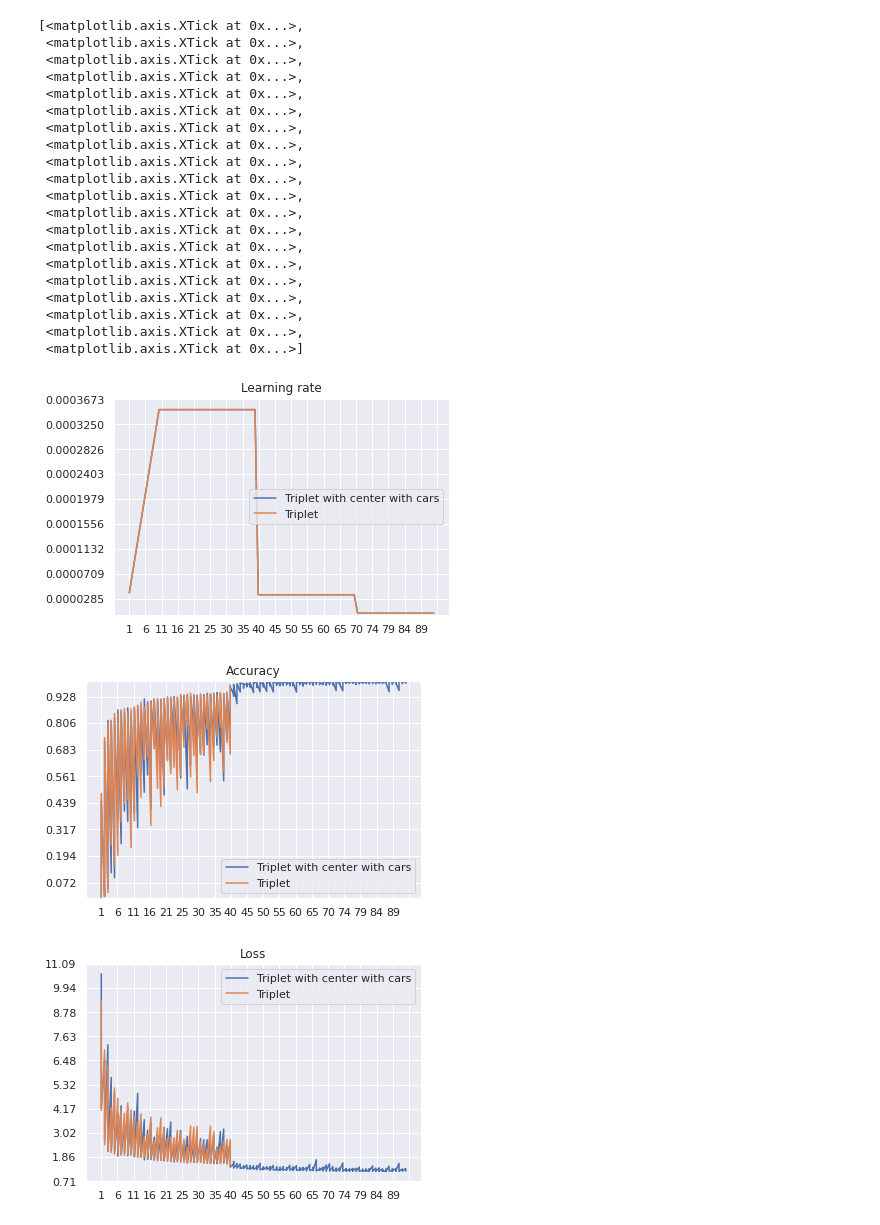
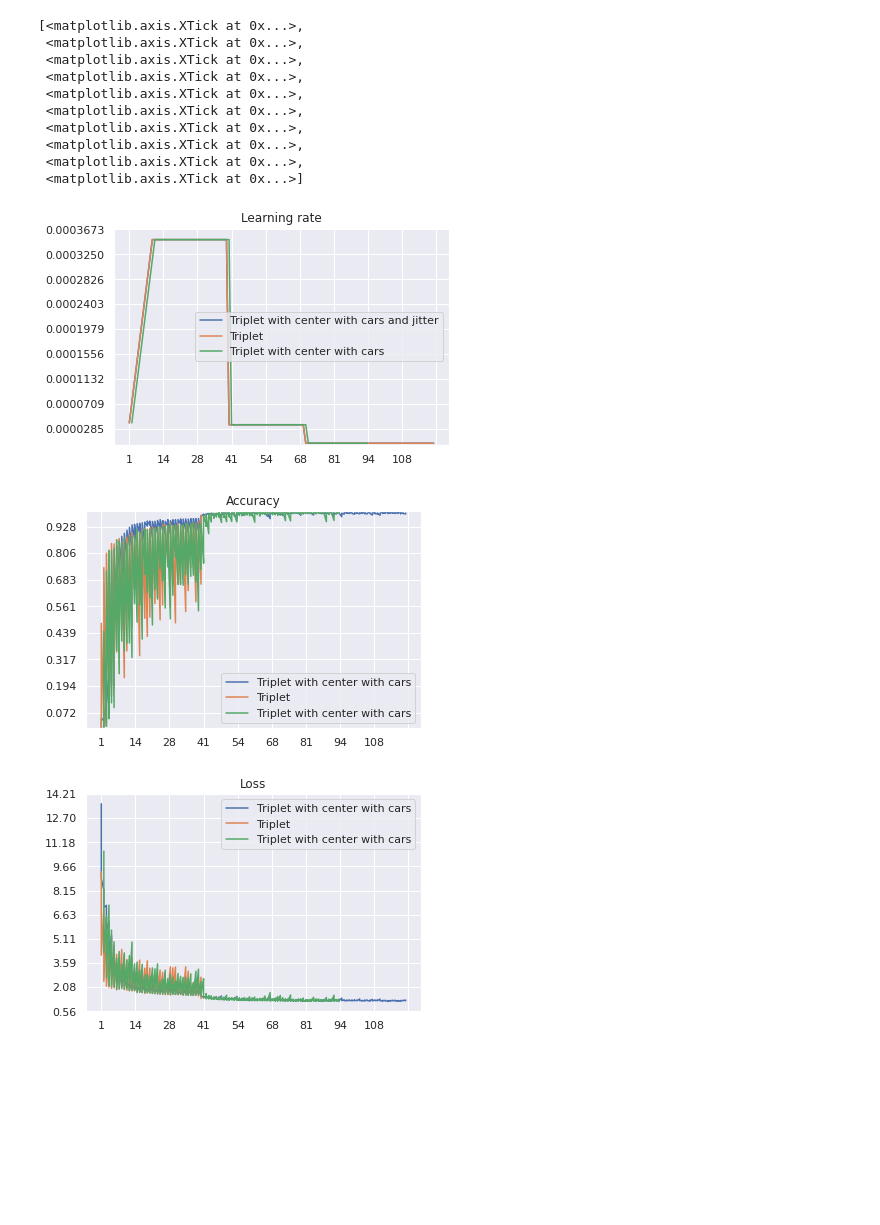
Before and after one commit to nodiz/reid-strong-baseline, a Jupyter notebook: plot log.ipynb, the cells around one changed output. Saved outputs shown, nothing was run; the diff lists cells and outputs as text; code cells hidden in the pictures; blank space fills up the shorter version.

Commit message:
plot result

```diff
--- a/plot log.ipynb
+++ b/plot log.ipynb
@@ -67,6 +87,7 @@ np.save(path,simulation1.astype(np.float))
 # %%
+
+cars=np.load('./logs/cars/simulation.npy')
+cars=np.asarray(cars)
 
 simulation=np.load('./logs/simulation1/simulation.npy')
 simulation=np.asarray(simulation)
-print(type(simulation[0][0]))
-simulation = simulation
@@ -78,56 +97,49 @@ import seaborn as sns
 sns.set()
 
 plt.title('Learning rate')
-plt.plot(Epoch,Lr,label='Triplet with center with cars')
+plt.plot(Epoch,Lr,label='Triplet with center with cars and jitter')
 plt.plot(simulation1[0][:],simulation1[1][:].astype(np.float),label='Triplet')
+plt.plot(cars[0][:],cars[1][:].astype(np.float),label='Triplet with center with cars')
 plt.legend()
 ax = plt.gca()
 ymin, ymax = ax.get_ylim()
 ax.set_yticks(np.linspace(ymin,ymax,10))
-ax.set_xticks(np.linspace(0,93,20))
+ax.set_xticks(np.linspace(0,120,10))
 ax.set_ylim((0,0.00037))
 
 plt.figure()
 plt.title('Accuracy')
 plt.plot(Epoch,Acc,label='Triplet with center with cars')
 plt.plot(simulation[0][:]-1,simulation[2][:],label='Triplet')
+plt.plot(cars[0][:],cars[2][:],label='Triplet with center with cars')
 plt.legend()
 ax = plt.gca()
 ymin, ymax = ax.get_ylim()
 ax.set_yticks(np.linspace(ymin,ymax,10))
-ax.set_xticks(np.linspace(0,93,20))
+ax.set_xticks(np.linspace(0,120,10))
 ax.set_ylim((0,1))
 
 plt.figure()
 plt.title('Loss')
 plt.plot(Epoch,Loss,label='Triplet with center with cars')
 plt.plot(simulation[0][:]-1,simulation[3][:],label='Triplet')
+plt.plot(cars[0][:],cars[3][:],label='Triplet with center with cars')
 plt.legend()
 ax = plt.gca()
 ymin, ymax = ax.get_ylim()
 ax.set_yticks(np.linspace(ymin,ymax,10))
-ax.set_xticks(np.linspace(0,93,20))
+ax.set_xticks(np.linspace(0,120,10))
 # %% [output]
 [<matplotlib.axis.XTick at 0x...>,
  <matplotlib.axis.XTick at 0x...>,
  <matplotlib.axis.XTick at 0x...>,
  <matplotlib.axis.XTick at 0x...>,
  <matplotlib.axis.XTick at 0x...>,
  <matplotlib.axis.XTick at 0x...>,
  <matplotlib.axis.XTick at 0x...>,
  <matplotlib.axis.XTick at 0x...>,
  <matplotlib.axis.XTick at 0x...>,
- <matplotlib.axis.XTick at 0x...>,
- <matplotlib.axis.XTick at 0x...>,
- <matplotlib.axis.XTick at 0x...>,
- <matplotlib.axis.XTick at 0x...>,
- <matplotlib.axis.XTick at 0x...>,
- <matplotlib.axis.XTick at 0x...>,
- <matplotlib.axis.XTick at 0x...>,
- <matplotlib.axis.XTick at 0x...>,
- <matplotlib.axis.XTick at 0x...>,
- <matplotlib.axis.XTick at 0x...>,
  <matplotlib.axis.XTick at 0x...>]
-[figure, old version]
+[figure, new version]
-[figure, old version]
+[figure, new version]
-[figure, old version]
+[figure, new version]
```
Also changed, not shown: parts of 6 cells of this notebook.
